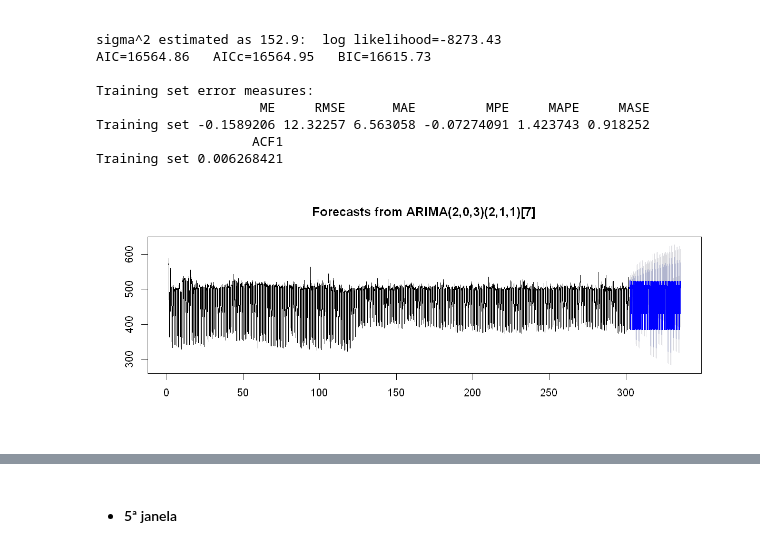
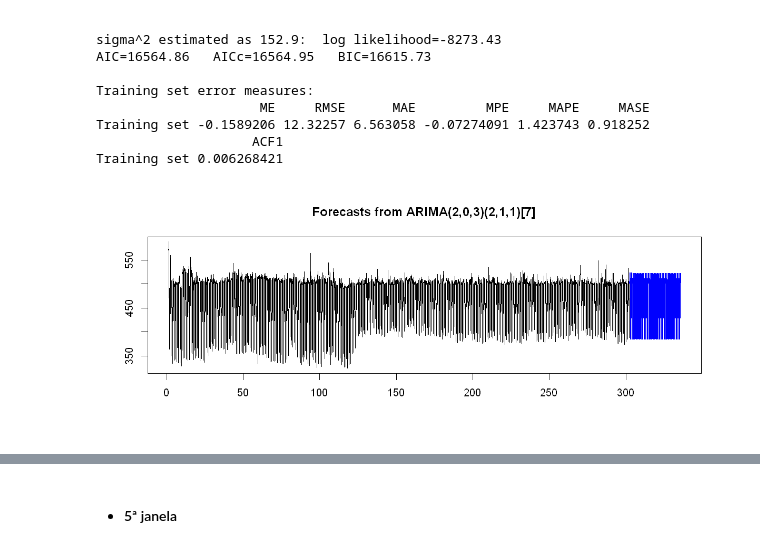
Before and after one commit to fePremazzi/prova-2-mauri, a Jupyter notebook: prova_2.ipynb, the cells around one changed output, grey strips where cells are left out. Cells and saved outputs as stored; diff of their text form; code cells hidden in the pictures.

```diff
--- a/prova_2.ipynb
+++ b/prova_2.ipynb
@@ -586,9 +610,9 @@ Training set 0.006268421
 # %%
 arima.mov4.predict <- forecast(mov4.treino.arima, h=w4)
 # %%
-plot(arima.mov4.predict)
+plot(arima.mov4.predict, PI=F)
 # %% [output]
-[figure, old version]
+[figure, new version]
 # %%
 accuracy(arima.mov4.predict, mov4.teste.ts)
 # %% [output]
```
Also changed, not shown: parts of 48 cells of this notebook.
